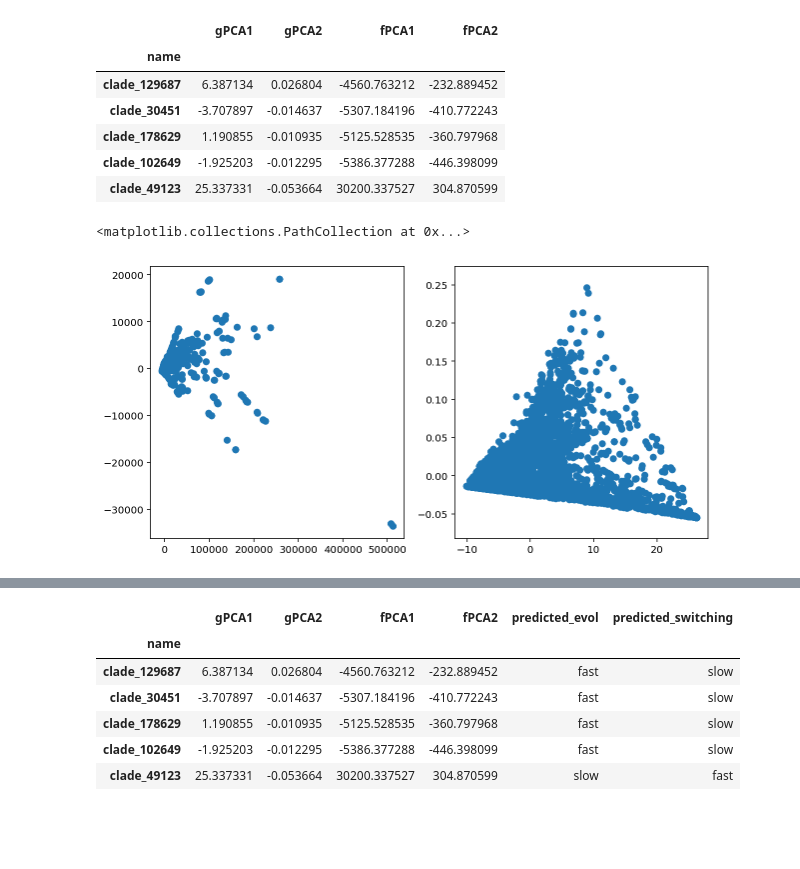
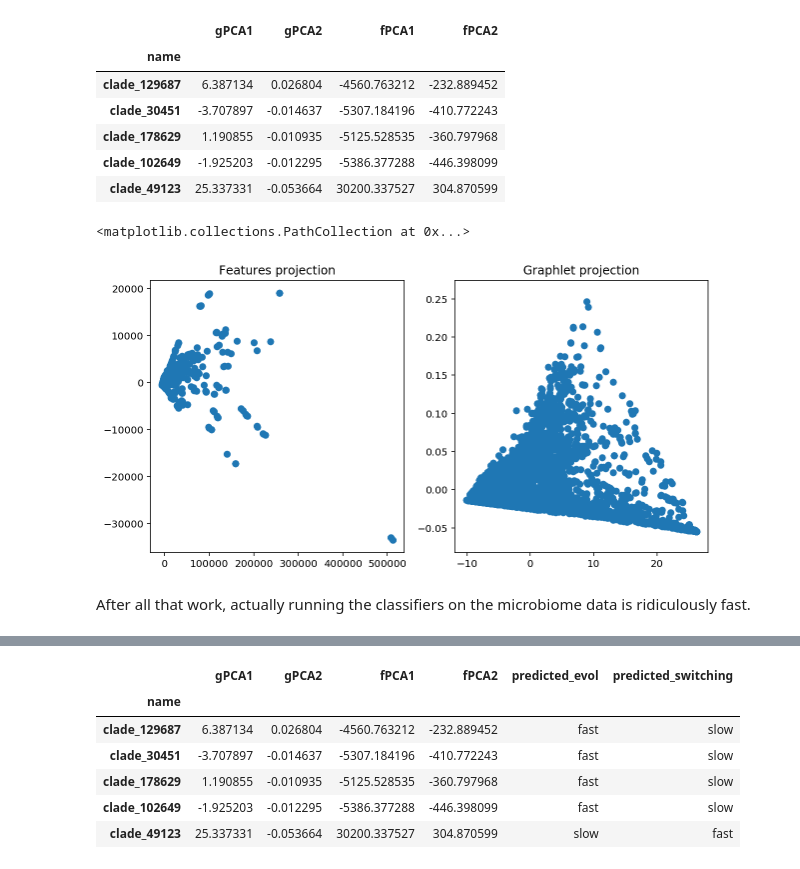
Before and after one commit to ryneches/ManyTrees, a Jupyter notebook: ManyTrees.ipynb, the cells around one changed output, grey strips where cells are left out. Saved outputs shown, nothing was run; the diff lists cells and outputs as text; code cells hidden in the pictures; blank space fills up the shorter version.

```diff
--- a/ManyTrees.ipynb
+++ b/ManyTrees.ipynb
@@ -1321,10 +1430,15 @@ e_embedded_fishpoo.head()
 # %%
 figure(figsize=(10,5))
 subplot(1,2,1)
+title( 'Features projection' )
 scatter( e_embedded_fishpoo['fPCA1'], e_embedded_fishpoo['fPCA2'] )
 subplot(1,2,2)
+title( 'Graphlet projection' )
 scatter( e_embedded_fishpoo['gPCA1'], e_embedded_fishpoo['gPCA2'] )
 # %% [output]
 <matplotlib.collections.PathCollection at 0x...>
-[figure, old version]
+[figure, new version]
+# %% [markdown]
+After all that work, actually running the classifiers on the microbiome data is
+ridiculously fast.
 # %%
```
Also changed, not shown: parts of 38 cells of this notebook.
